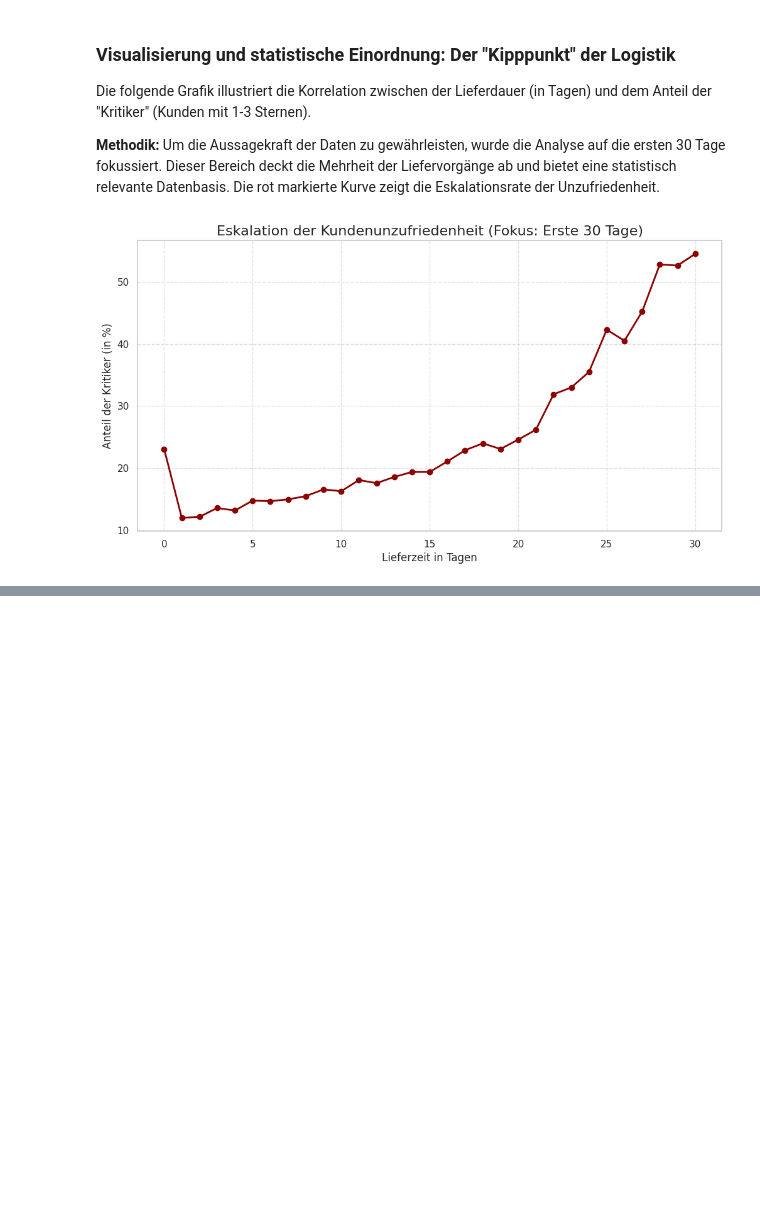
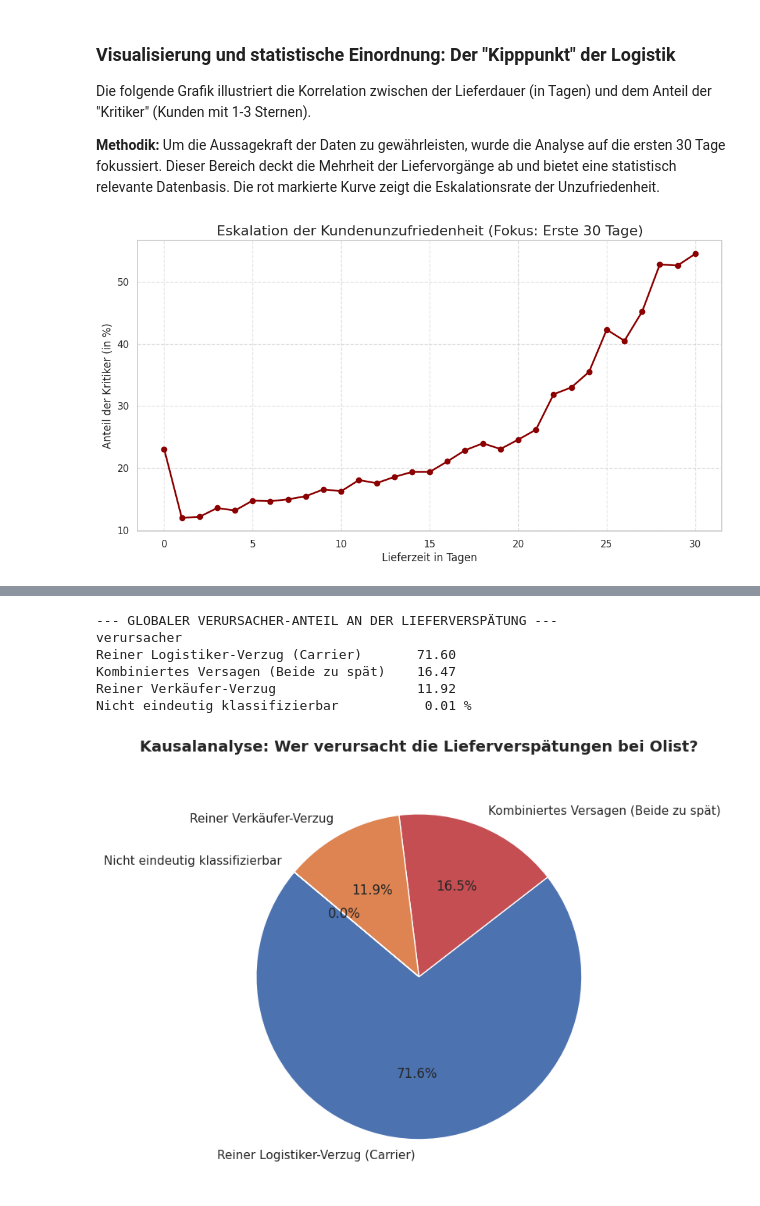
Before and after one commit to UlkarIslamova/ecommerce-datenanalyse, a Jupyter notebook: e-commerce-datenanalyse-eda.ipynb, the cells around one changed output, grey strips where cells are left out. Saved outputs shown, nothing was run; the diff lists cells and outputs as text; code cells hidden in the pictures; blank space fills up the shorter version.

```diff
--- a/e-commerce-datenanalyse-eda.ipynb
+++ b/e-commerce-datenanalyse-eda.ipynb
@@ -689,0 +1090,71 @@ plt.show()
+# %%
+import pandas as pd
+import matplotlib.pyplot as plt
+import seaborn as sns
+
+# 1. Direktes Laden der benötigten Originaltabellen zur Vermeidung von NameErrors
+bestellungen = pd.read_csv('/kaggle/input/datasets/organizations/olistbr/brazilian-ecommerce/olist_orders_dataset.csv')
+bestell_artikeln = pd.read_csv('/kaggle/input/datasets/organizations/olistbr/brazilian-ecommerce/olist_order_items_dataset.csv')
+
+# 2. Zusammenführung der logistisch relevanten Zeitstempel
+df_logistik = pd.merge(
+    bestell_artikeln[['order_id', 'seller_id', 'shipping_limit_date']],
+    bestellungen[['order_id', 'order_delivered_carrier_date', 'order_delivered_customer_date', 'order_estimated_delivery_date']],
+    on='order_id',
+    how='inner'
+)
+
+# 3. Konvertierung der Spalten in das korrekte Datetime-Format
+datetime_cols = ['shipping_limit_date', 'order_delivered_carrier_date',
+                 'order_delivered_customer_date', 'order_estimated_delivery_date']
+for col in datetime_cols:
+    df_logistik[col] = pd.to_datetime(df_logistik[col])
+
+# 4. Filtern der verspäteten Bestellungen (Zustellung nach dem geschätzten Lieferdatum)
+delayed_orders = df_logistik[df_logistik['order_delivered_customer_date'] > df_logistik['order_estimated_delivery_date']].copy()
+
+# 5. Mathematische Berechnung des Verzugs in Tagen
+delayed_orders['total_delay_days'] = (delayed_orders['order_delivered_customer_date'] - delayed_orders['order_estimated_delivery_date']).dt.total_seconds() / (24 * 3600)
+delayed_orders['seller_delay_days'] = (delayed_orders['order_delivered_carrier_date'] - delayed_orders['shipping_limit_date']).dt.total_seconds() / (24 * 3600)
+
+# 6. Funktion zur mathematisch korrekten Klassifizierung der Schuldfrage
+def determine_culprit(row):
+    if pd.isna(row['order_delivered_carrier_date']) or pd.isna(row['shipping_limit_date']):
+        return 'Nicht eindeutig klassifizierbar'
+
+    seller_fault = row['seller_delay_days'] > 0
+    # Der Carrier ist schuld, wenn der Gesamtverzug das Verschulden des Verkäufers übersteigt
+    carrier_fault = row['total_delay_days'] > max(0, row['seller_delay_days'])
+
+    if seller_fault and not carrier_fault:
+        return 'Reiner Verkäufer-Verzug'
+    elif carrier_fault and not seller_fault:
+        return 'Reiner Logistiker-Verzug (Carrier)'
+    elif seller_fault and carrier_fault:
+        return 'Kombiniertes Versagen (Beide zu spät)'
+    else:
+        return 'Nicht eindeutig klassifizierbar'
+
+delayed_orders['verursacher'] = delayed_orders.apply(determine_culprit, axis=1)
+
+# 7. Strukturierte Ausgabe der globalen Ergebnisse für das Management
+print("\n--- GLOBALER VERURSACHER-ANTEIL AN DER LIEFERVERSPÄTUNG ---")
+print((delayed_orders['verursacher'].value_counts(normalize=True) * 100).round(2).to_string() + " %\n")
+
+# 8. Visualisierung als professionelles Tortendiagramm
+verursacher_counts = delayed_orders['verursacher'].value_counts()
+plt.figure(figsize=(10, 6))
+colors = ['#4c72b0', '#c44e52', '#dd8452', '#937860']
+plt.pie(verursacher_counts, labels=verursacher_counts.index, autopct='%1.1f%%',
+        startangle=140, colors=colors, wedgeprops={'edgecolor': 'white', 'linewidth': 1})
+plt.title('Kausalanalyse: Wer verursacht die Lieferverspätungen bei Olist?', fontsize=14, fontweight='bold', pad=20)
+plt.tight_layout()
+plt.show()
+# %% [output]
+--- GLOBALER VERURSACHER-ANTEIL AN DER LIEFERVERSPÄTUNG ---
+verursacher
+Reiner Logistiker-Verzug (Carrier)       71.60
+Kombiniertes Versagen (Beide zu spät)    16.47
+Reiner Verkäufer-Verzug                  11.92
+Nicht eindeutig klassifizierbar           0.01 %
+[figure, added]
```
Also changed, not shown: parts of 48 cells of this notebook.
